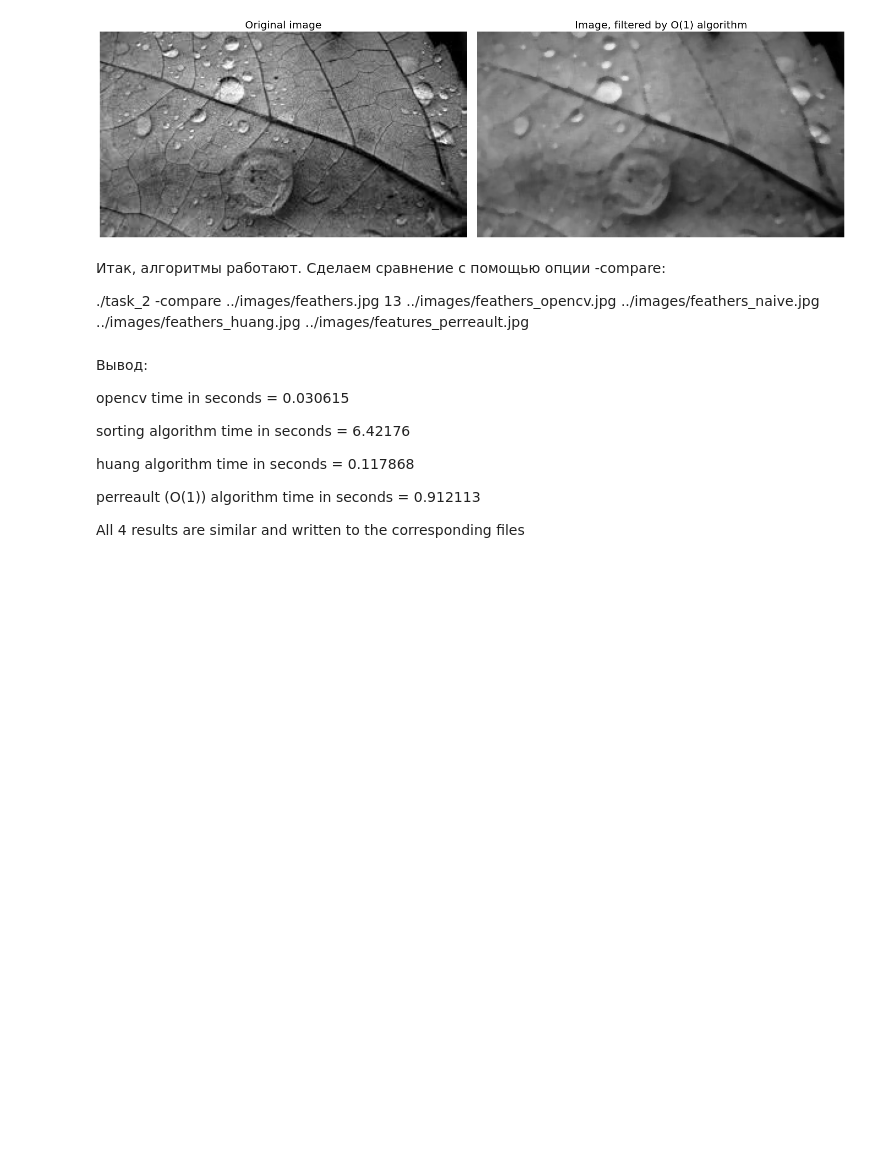
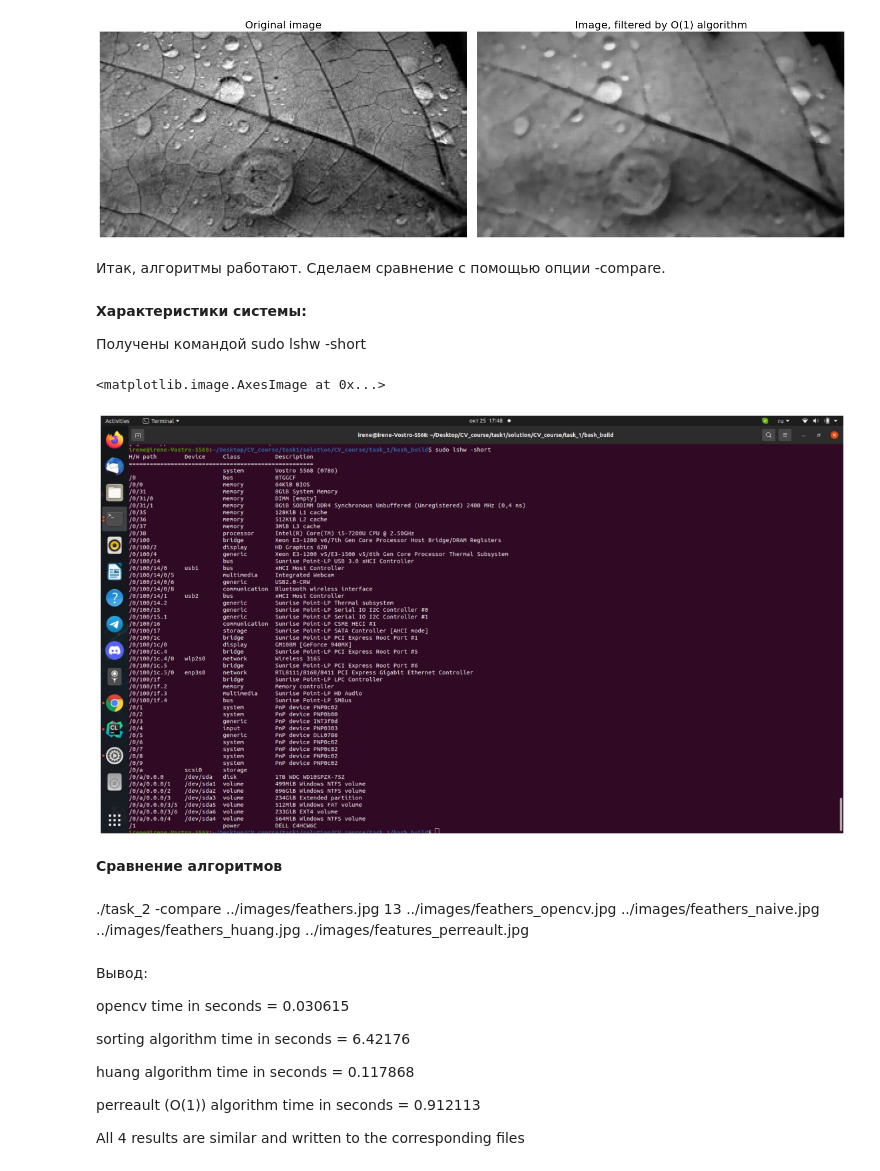
Before and after one commit to mira318/CV_course, a Jupyter notebook: task_2/Report.ipynb, the cells around one changed output. Saved outputs shown, nothing was run; the diff lists cells and outputs as text; code cells hidden in the pictures; blank space fills up the shorter version.

```diff
--- a/task_2/Report.ipynb
+++ b/task_2/Report.ipynb
@@ -67,9 +67,24 @@ axs[1].set_title("Image, filtered by O(1) algorithm", fontsize = 20)
 axs[1].imshow(leaf_f);
 # %% [output]
 [figure]
+# %% [markdown]
+Итак, алгоритмы работают. Сделаем сравнение с помощью опции -compare.
+# %% [markdown]
+**Характеристики системы:**
+
+Получены командой sudo lshw -short
+# %%
+img_info = cv2.imread("system_info.png")
+img_info = cv2.cvtColor(img_info, cv2.COLOR_BGR2RGB)
+fig = plt.figure(figsize=(20,20))
+plt.axis("off")
+plt.imshow(img_info)
+# %% [output]
+<matplotlib.image.AxesImage at 0x...>
+[figure, added]
+# %% [markdown]
+**Сравнение алгоритмов**
 # %% [markdown]
-Итак, алгоритмы работают. Сделаем сравнение с помощью опции -compare:
-
 ./task_2 -compare ../images/feathers.jpg 13 ../images/feathers_opencv.jpg ../images/feathers_naive.jpg ../images/feathers_huang.jpg ../images/features_perreault.jpg
 # %% [markdown]
 Вывод:
```
Also changed, not shown: 2 other files.
